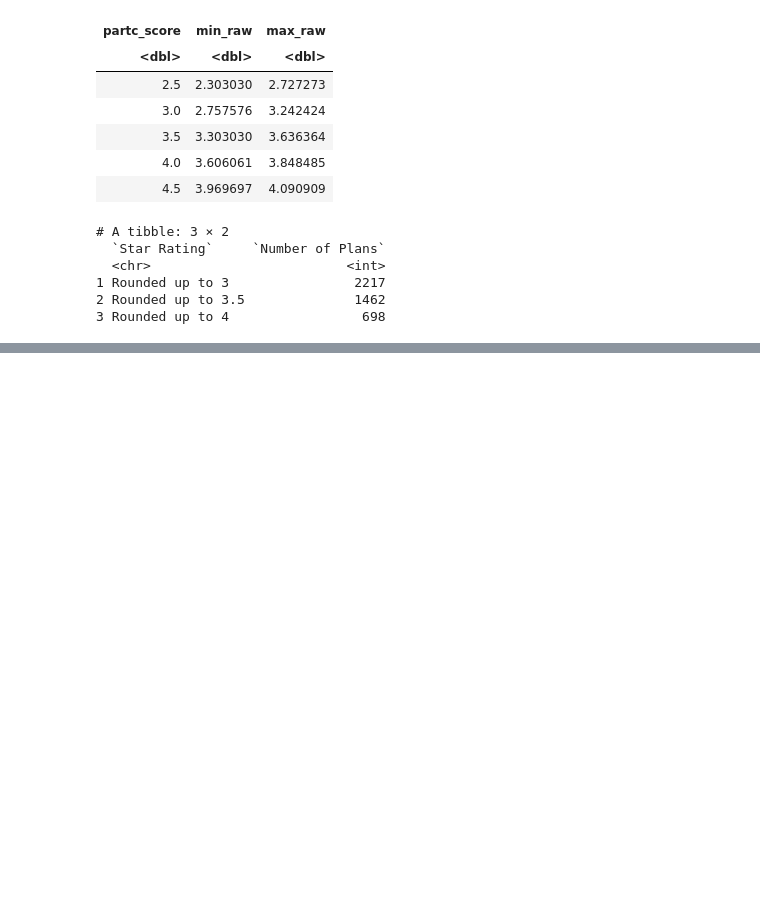
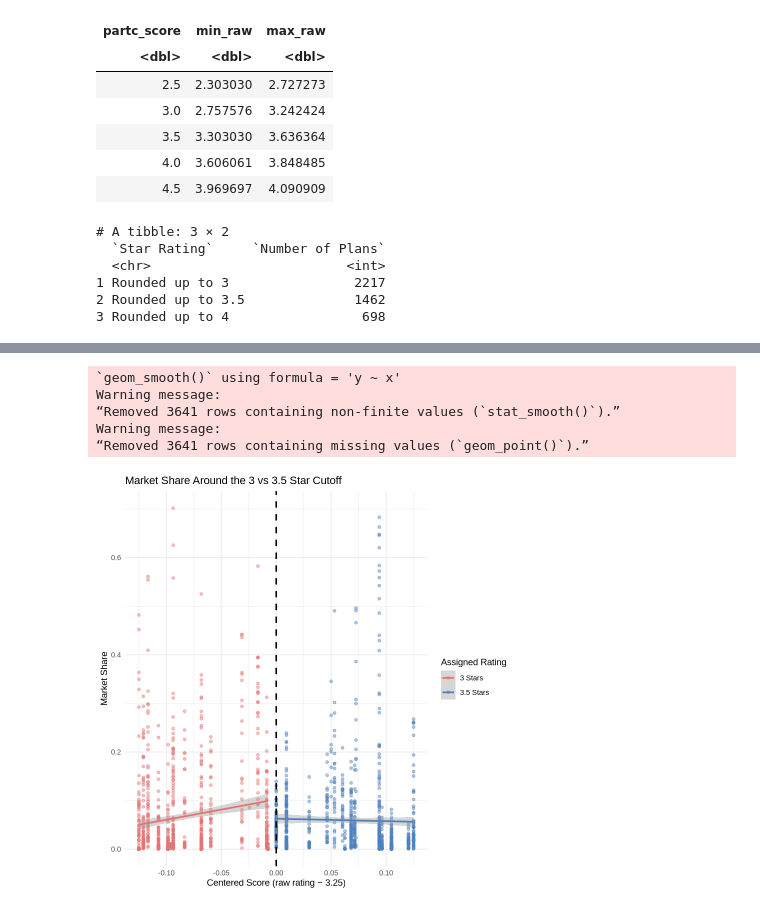
Before and after one commit to sophiekim-1/hwk3, a Jupyter notebook: submission1/submission1.ipynb, the cells around one changed output, grey strips where cells are left out. Saved outputs shown, nothing was run; the diff lists cells and outputs as text; code cells hidden in the pictures; blank space fills up the shorter version.

```diff
--- a/submission1/submission1.ipynb
+++ b/submission1/submission1.ipynb
@@ -293,0 +623,49 @@ print(rounded_up_table)
+# %%
+plans_3.5 <- datanew.2010 %>%
+  filter(
+    !is.na(raw_rating),
+    !is.na(partc_score),
+    Star_Rating %in% c(3, 3.5)
+  )
+
+band_3.5 <- plans_3.5 %>%
+  filter(
+    raw_rating >= 3,
+    raw_rating <= 3.5,
+    (raw_rating < 3.25  & Star_Rating == 3) |
+    (raw_rating >= 3.25 & Star_Rating == 3.5)
+  )
+
+rd_3.5 <- band_3.5 %>%
+  mutate(
+    score = raw_rating - 3.25,
+    treat_group = score >= 0,
+    in_window = between(score, -0.125, 0.125),
+    interaction = score * treat_group
+  )
+
+p_3.5 <- ggplot(rd_3.5 %>% filter(in_window),
+             aes(x = score, y = mkt_share, color = treat_group)) +
+  geom_point(alpha = 0.45, size = 1.4) +
+  geom_smooth(method = "lm", se = TRUE) +
+  geom_vline(xintercept = 0, linetype = "dashed", linewidth = 0.9) +
+  scale_color_manual(
+    values = c("FALSE" = "#E57373", "TRUE" = "#4F81BD"),
+    labels = c("3 Stars", "3.5 Stars")
+  ) +
+  labs(
+    title = "Market Share Around the 3 vs 3.5 Star Cutoff",
+    x = "Centered Score (raw rating − 3.25)",
+    y = "Market Share",
+    color = "Assigned Rating"
+  ) +
+  theme_minimal()
+
+p_3.5
+# %% [output]
+`geom_smooth()` using formula = 'y ~ x'
+Warning message:
+“Removed 3641 rows containing non-finite values (`stat_smooth()`).”
+Warning message:
+“Removed 3641 rows containing missing values (`geom_point()`).”
+[figure, added]
```
Also changed, not shown: parts of 23 cells of this notebook.
